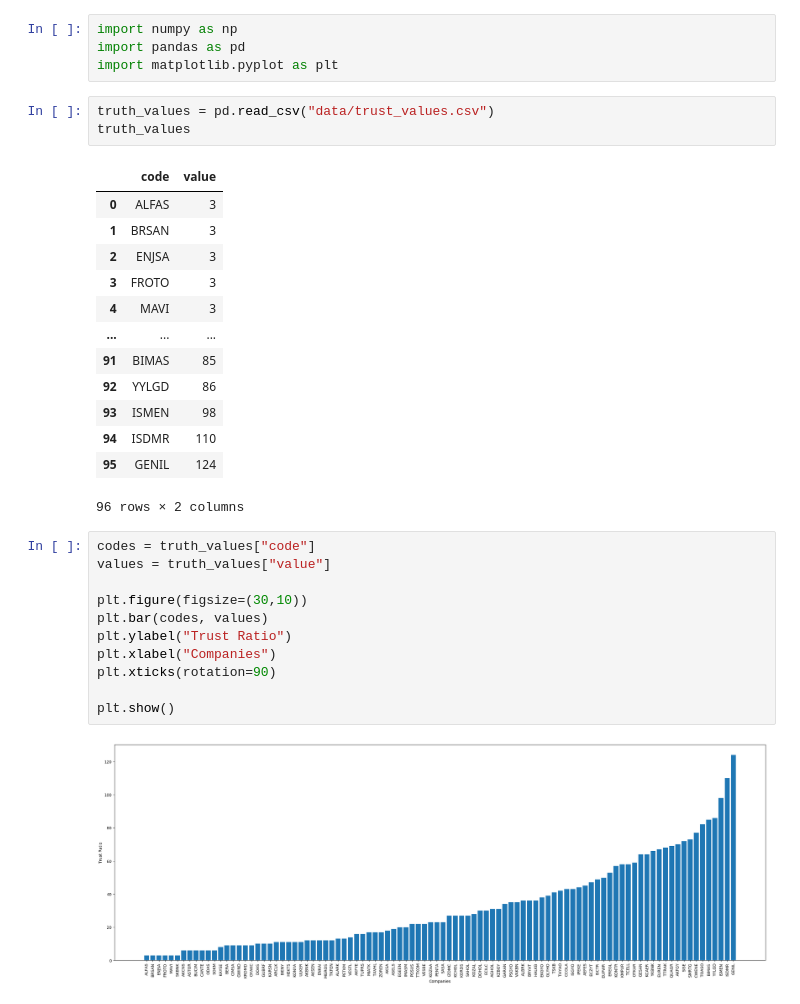
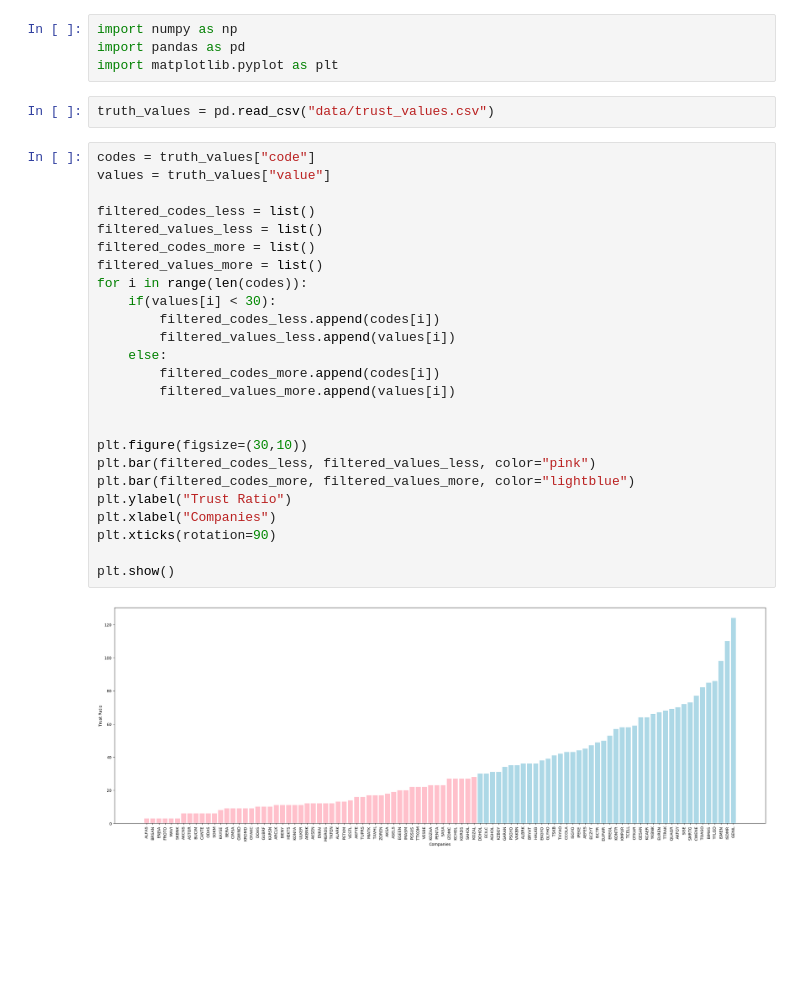
Before and after one commit to aliemre2023/trade-bot, a Jupyter notebook: scraper/visualize_evaluation.ipynb, the cells around one changed output. Cells and saved outputs as stored; diff of their text form; blank space fills up the shorter version.

Commit message:
graphic colored

```diff
--- a/scraper/visualize_evaluation.ipynb
+++ b/scraper/visualize_evaluation.ipynb
@@ -4,31 +4,30 @@ import pandas as pd
 import matplotlib.pyplot as plt
 # %%
 truth_values = pd.read_csv("data/trust_values.csv")
-truth_values
-# %% [output]
-|  | code | value |
-| 0 | ALFAS | 3 |
-| 1 | BRSAN | 3 |
-| 2 | ENJSA | 3 |
-| 3 | FROTO | 3 |
-| 4 | MAVI | 3 |
-| ... | ... | ... |
-| 91 | BIMAS | 85 |
-| 92 | YYLGD | 86 |
-| 93 | ISMEN | 98 |
-| 94 | ISDMR | 110 |
-| 95 | GENIL | 124 |
-96 rows × 2 columns
 # %%
 codes = truth_values["code"]
 values = truth_values["value"]
 
+filtered_codes_less = list()
+filtered_values_less = list()
+filtered_codes_more = list()
+filtered_values_more = list()
+for i in range(len(codes)):
+    if(values[i] < 30):
+        filtered_codes_less.append(codes[i])
+        filtered_values_less.append(values[i])
+    else:
+        filtered_codes_more.append(codes[i])
+        filtered_values_more.append(values[i])
+
+
 plt.figure(figsize=(30,10))
-plt.bar(codes, values)
+plt.bar(filtered_codes_less, filtered_values_less, color="pink")
+plt.bar(filtered_codes_more, filtered_values_more, color="lightblue")
 plt.ylabel("Trust Ratio")
 plt.xlabel("Companies")
 plt.xticks(rotation=90)
 
 plt.show()
 # %% [output]
-[figure, old version]
+[figure, new version]
```
Also changed, not shown: 2 other files.
